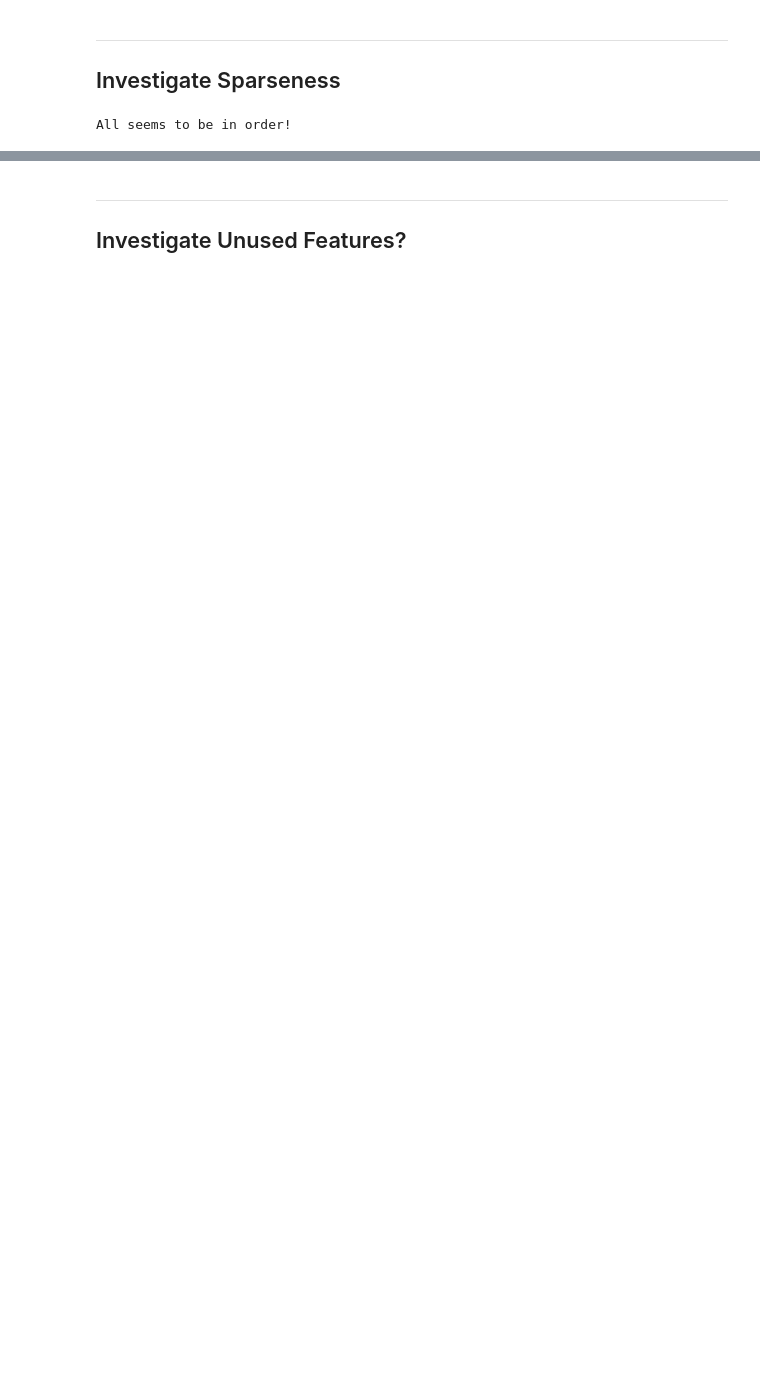
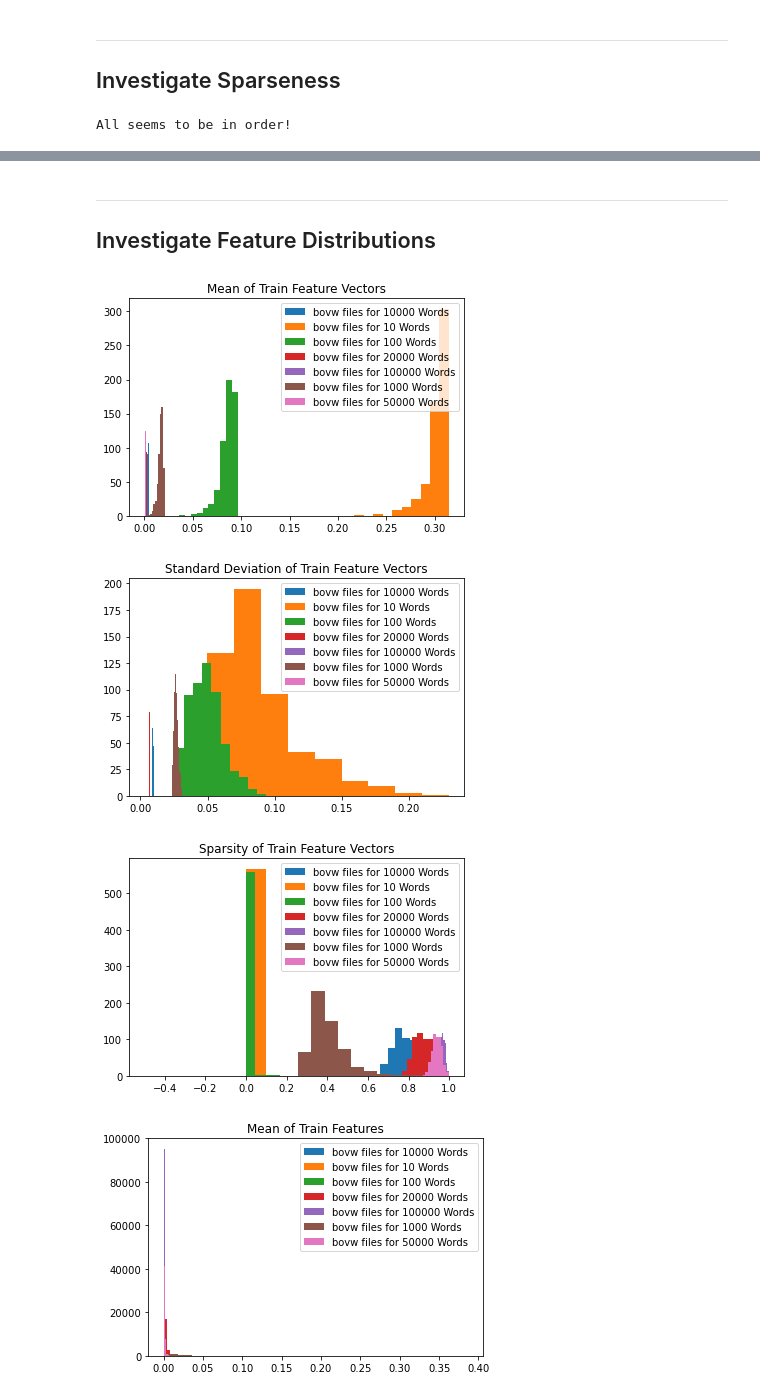
Before and after one commit to S-Arbor/Image-Retrieval-Project, a Jupyter notebook: investigate_datafiles.ipynb, the cells around one changed output, grey strips where cells are left out. Drawn from its saved outputs; the diff is of its cells as text; code cells hidden in the pictures; blank space fills up the shorter version.

```diff
--- a/investigate_datafiles.ipynb
+++ b/investigate_datafiles.ipynb
@@ -99,3 +100,18 @@ Stdev 0.022510205242390807
 # %% [markdown]
 _____
-## Investigate Unused Features?
+## Investigate Feature Distributions
+# %%
+for (feature_set, feature_set_name) in [(train_features, "Train"), (test_features, "Test")]:
+    for (axis_name, axis) in [("Feature Vectors", 1), ("Features", 0)]:
+        for (metric_name, metric_method) in [("Mean", np.mean), ("Standard Deviation", np.std), ("Sparsity", sparsity)]:
+            for (features_name, features) in feature_set.items():
+                axis_metrics = features.apply(metric_method, axis=axis)
+                plt.hist(axis_metrics, label=features_name)
+            plt.title("{} of {} {}".format(metric_name, feature_set_name, axis_name))
+            plt.legend()
+            plt.show()
+# %% [output]
+[figure, added]
+[figure, added]
+[figure, added]
+[figure, added]
```
Also changed, not shown: parts of 5 cells of this notebook.
